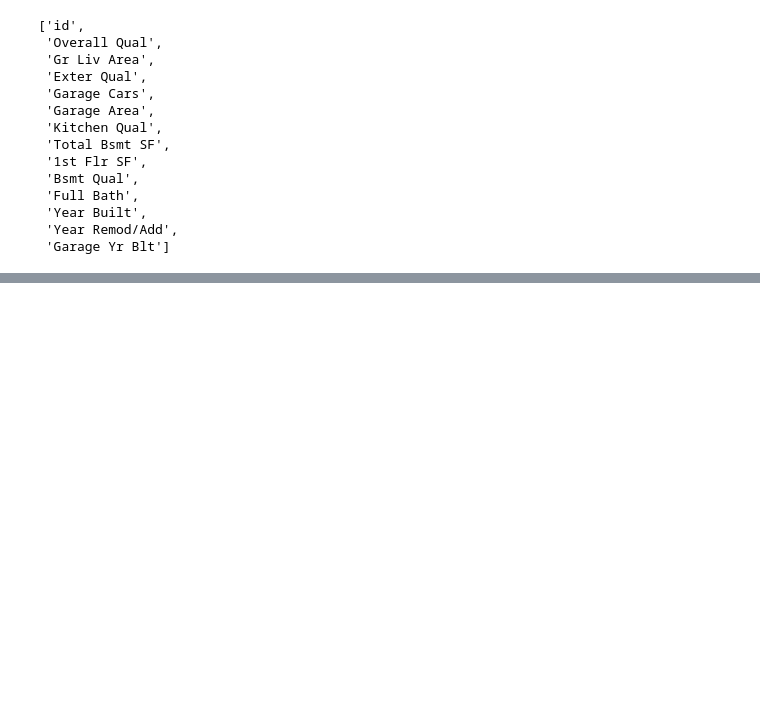
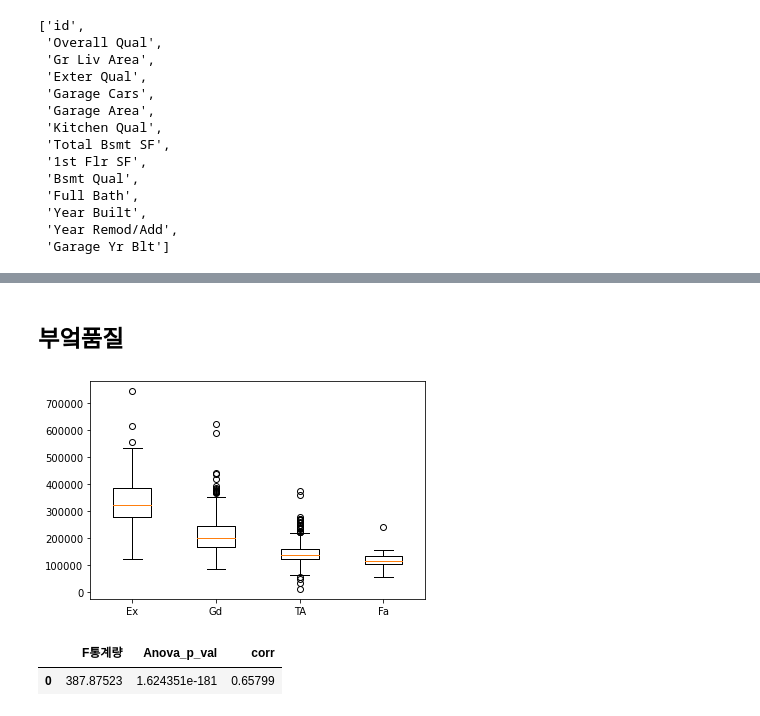
Before and after one commit to YongJaeJung/housing, a Jupyter notebook: 01.EDA.ipynb, the cells around one changed output, grey strips where cells are left out. Drawn from its saved outputs; the diff is of its cells as text; code cells hidden in the pictures; blank space fills up the shorter version.

```diff
--- a/01.EDA.ipynb
+++ b/01.EDA.ipynb
@@ -121,0 +175,10 @@ test_df.head()
+# %% [markdown]
+## 부엌품질
+# %%
+rating_data_EDA('부엌품질')
+
+# 통계적으로 유의한 차이가 있음
+# %% [output]
+[figure, added]
+|  | F통계량 | Anova_p_val | corr |
+| 0 | 387.87523 | 1.624351e-181 | 0.65799 |
```
Also changed, not shown: parts of 11 cells of this notebook.
